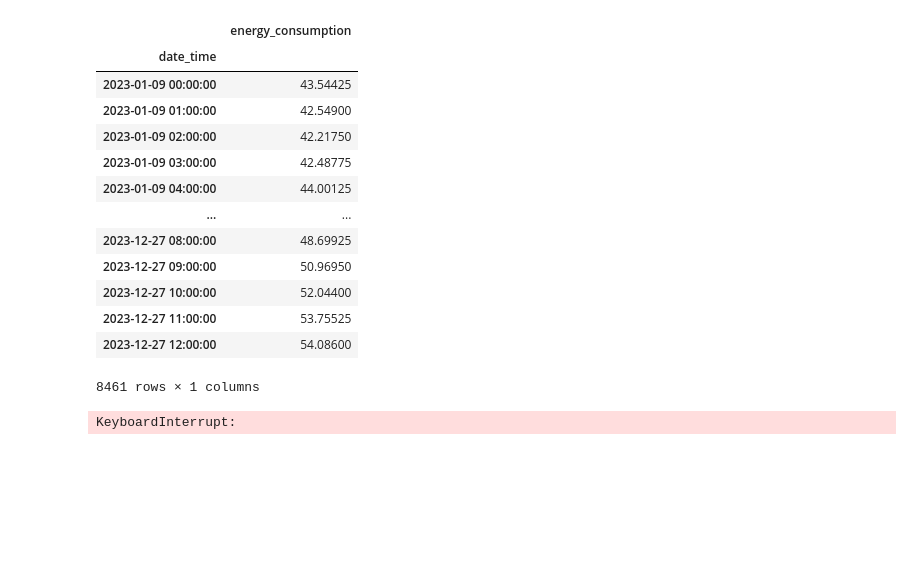
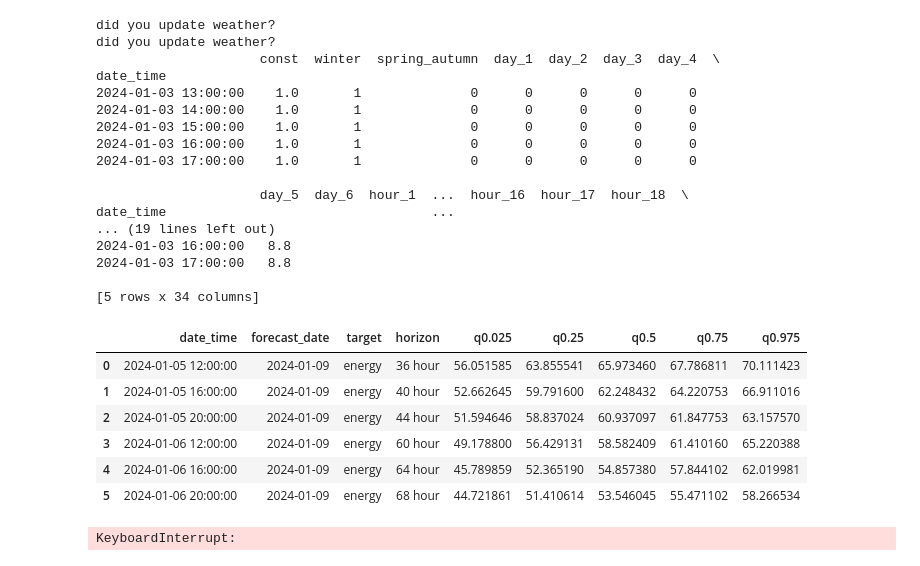
Before and after one commit to mweinreuter/PTSFC, a Jupyter notebook: forecast_merge/merge.ipynb, the cells around one changed output. Drawn from its saved outputs; the diff is of its cells as text; code cells hidden in the pictures; blank space fills up the shorter version.

Commit message:
QuantReg RFE

```diff
--- a/forecast_merge/merge.ipynb
+++ b/forecast_merge/merge.ipynb
@@ -12,20 +13,31 @@ energydata = get_data(num_years=1)
-# %%
-energydata
-# %% [output]
-|  | energy_consumption |
-| date_time |  |
-| 2023-01-09 00:00:00 | 43.54425 |
-| 2023-01-09 01:00:00 | 42.54900 |
-| 2023-01-09 02:00:00 | 42.21750 |
-| 2023-01-09 03:00:00 | 42.48775 |
-| 2023-01-09 04:00:00 | 44.00125 |
-| ... | ... |
-| 2023-12-27 08:00:00 | 48.69925 |
-| 2023-12-27 09:00:00 | 50.96950 |
-| 2023-12-27 10:00:00 | 52.04400 |
-| 2023-12-27 11:00:00 | 53.75525 |
-| 2023-12-27 12:00:00 | 54.08600 |
-8461 rows × 1 columns
+# %%
+energyforecasts = get_QuantReg_forecasts()
+energyforecasts
+# %% [output]
+did you update weather?
+did you update weather?
+                     const  winter  spring_autumn  day_1  day_2  day_3  day_4  \
+date_time
+2024-01-03 13:00:00    1.0       1              0      0      0      0      0
+2024-01-03 14:00:00    1.0       1              0      0      0      0      0
+2024-01-03 15:00:00    1.0       1              0      0      0      0      0
+2024-01-03 16:00:00    1.0       1              0      0      0      0      0
+2024-01-03 17:00:00    1.0       1              0      0      0      0      0
+
+                     day_5  day_6  hour_1  ...  hour_16  hour_17  hour_18  \
+date_time                                  ...
+... (19 lines left out)
+2024-01-03 16:00:00   8.8
+2024-01-03 17:00:00   8.8
+
+[5 rows x 34 columns]
+|  | date_time | forecast_date | target | horizon | q0.025 | q0.25 | q0.5 | q0.75 | q0.975 |
+| 0 | 2024-01-05 12:00:00 | 2024-01-09 | energy | 36 hour | 56.051585 | 63.855541 | 65.973460 | 67.786811 | 70.111423 |
+| 1 | 2024-01-05 16:00:00 | 2024-01-09 | energy | 40 hour | 52.662645 | 59.791600 | 62.248432 | 64.220753 | 66.911016 |
+| 2 | 2024-01-05 20:00:00 | 2024-01-09 | energy | 44 hour | 51.594646 | 58.837024 | 60.937097 | 61.847753 | 63.157570 |
+| 3 | 2024-01-06 12:00:00 | 2024-01-09 | energy | 60 hour | 49.178800 | 56.429131 | 58.582409 | 61.410160 | 65.220388 |
+| 4 | 2024-01-06 16:00:00 | 2024-01-09 | energy | 64 hour | 45.789859 | 52.365190 | 54.857380 | 57.844102 | 62.019981 |
+| 5 | 2024-01-06 20:00:00 | 2024-01-09 | energy | 68 hour | 44.721861 | 51.410614 | 53.546045 | 55.471102 | 58.266534 |
 # %%
 energy_forecasts = SARIMAX.get_SARIMAX_forecasts()
 energy_forecasts
```
Also changed, not shown: parts of 2 cells of this notebook, 23 other files.
